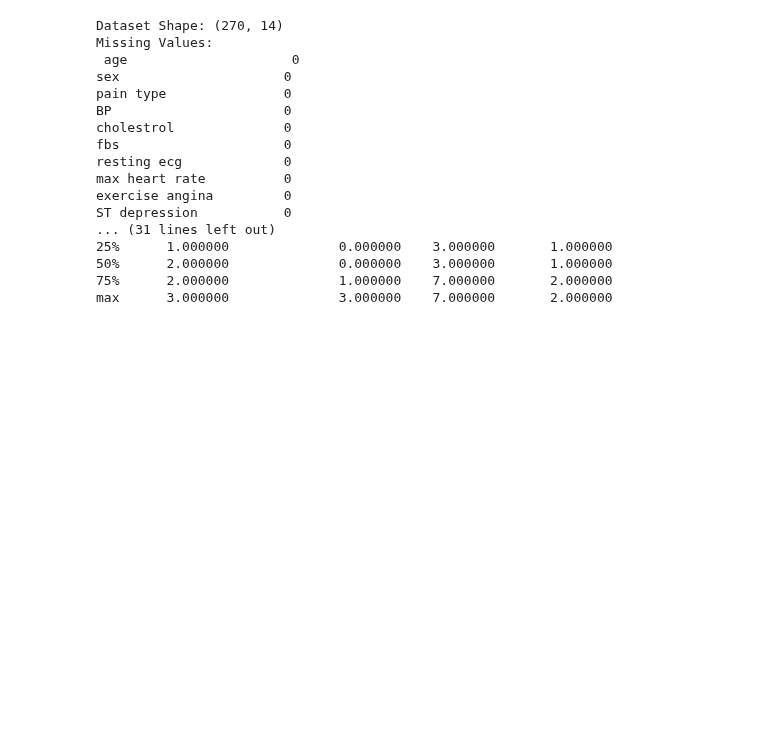
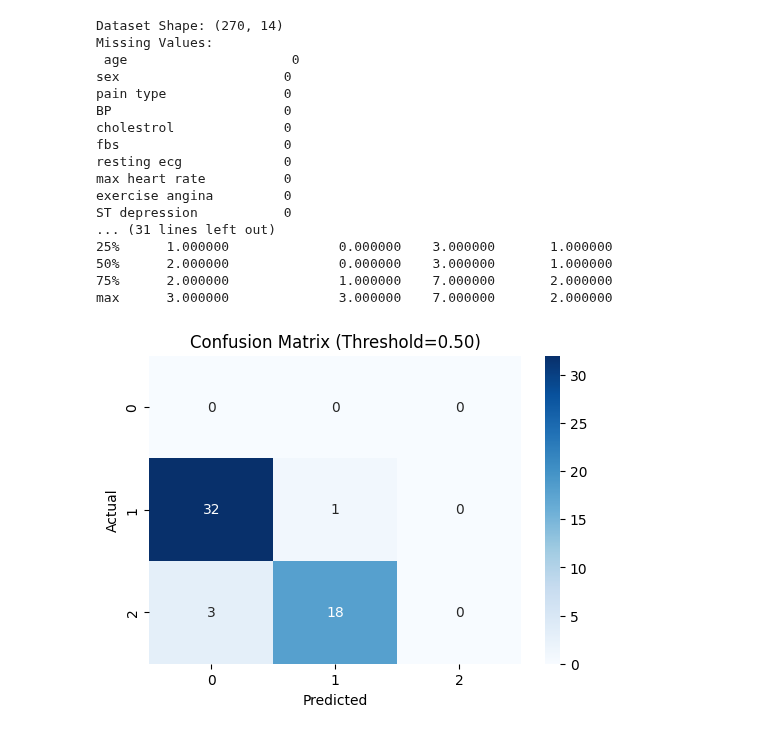
Before and after one commit to Dibyendu-Sen/Data_Analytics, a Jupyter notebook: codes/git_plot.ipynb, the cells around one changed output. Cells and saved outputs as stored; diff of their text form; code cells hidden in the pictures; blank space fills up the shorter version.

```diff
--- a/codes/git_plot.ipynb
+++ b/codes/git_plot.ipynb
@@ -229,3 +229,34 @@ ST depression           0
 50%      2.000000              0.000000    3.000000       1.000000
 75%      2.000000              1.000000    7.000000       2.000000
 max      3.000000              3.000000    7.000000       2.000000
+# %%
+import matplotlib.pyplot as plt
+import seaborn as sns
+import numpy as np
+from sklearn.metrics import confusion_matrix
+
+# Get probability predictions
+y_probs = model.predict_proba(X_test)[:, 1]
+
+fig, ax = plt.subplots(figsize=(6,4))
+
+def update(threshold):
+
+    ax.clear()
+
+    y_pred = (y_probs >= threshold).astype(int)
+
+    cm = confusion_matrix(y_test, y_pred)
+
+    sns.heatmap(cm, annot=True, fmt="d", cmap="Blues", ax=ax)
+
+    ax.set_title(f"Confusion Matrix (Threshold={threshold:.2f})")
+    ax.set_xlabel("Predicted")
+    ax.set_ylabel("Actual")
+
+# Example threshold
+update(0.5)
+
+plt.show()
+# %% [output]
+[figure, added]
```
